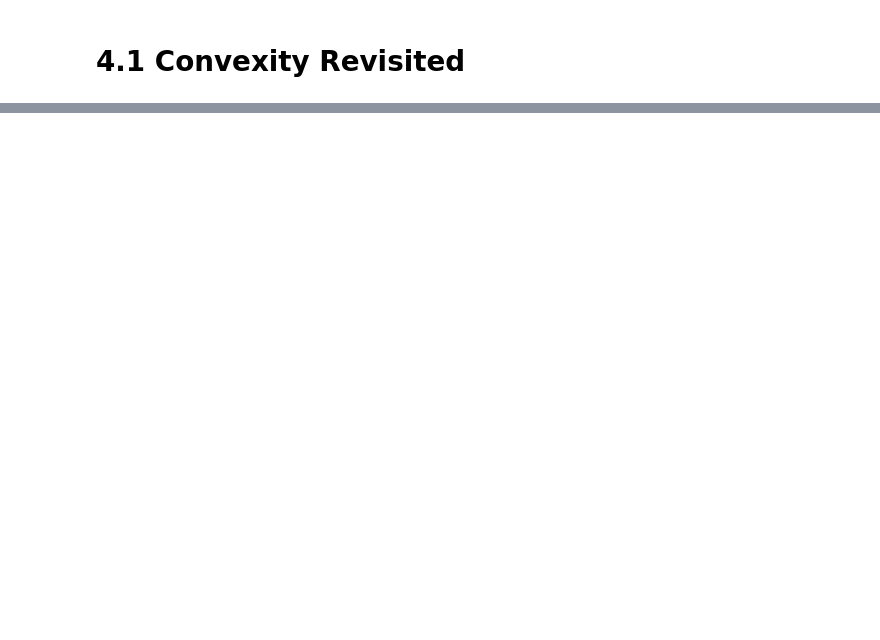
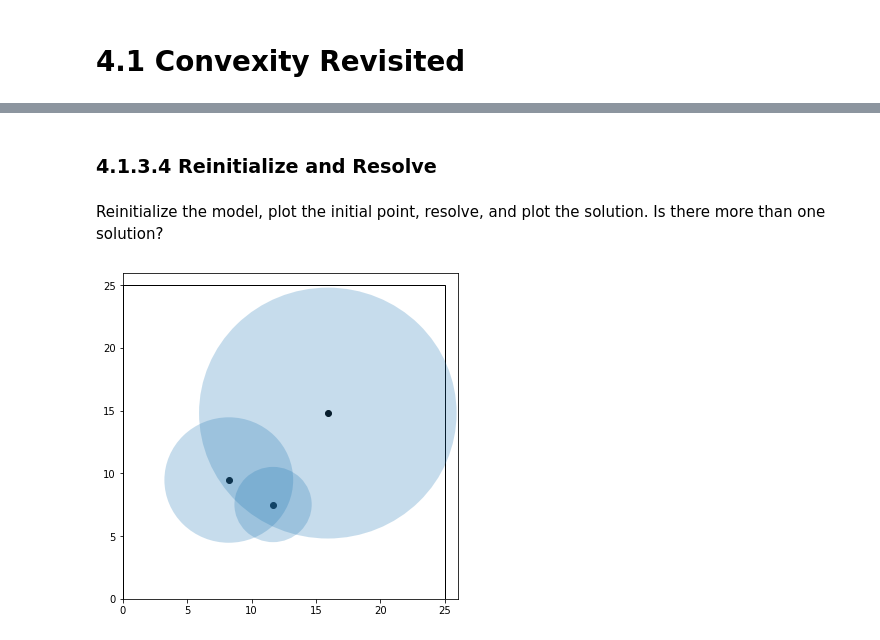
Before and after one commit to ndcbe/CBE60499, a Jupyter notebook: docs/04.01-Convexity.ipynb, the cells around one changed output, grey strips where cells are left out. Drawn from its saved outputs; the diff is of its cells as text; code cells hidden in the pictures; blank space fills up the shorter version.

```diff
--- a/docs/04.01-Convexity.ipynb
+++ b/docs/04.01-Convexity.ipynb
@@ -9,0 +305,4 @@ content is available [on Github](git@github.com:ndcbe/CBE60499.git).*
+# %% [markdown]
+### 4.1.3.4 Reinitialize and Resolve
+# %% [markdown]
+Reinitialize the model, plot the initial point, resolve, and plot the solution. Is there more than one solution?
@@ -9,0 +312,5 @@ content is available [on Github](git@github.com:ndcbe/CBE60499.git).*
+# %%
+# Plot initial point
+plot_circles(model)
+# %% [output]
+[figure, added]
```
Also changed, not shown: parts of 41 cells of this notebook, 24 other files.
